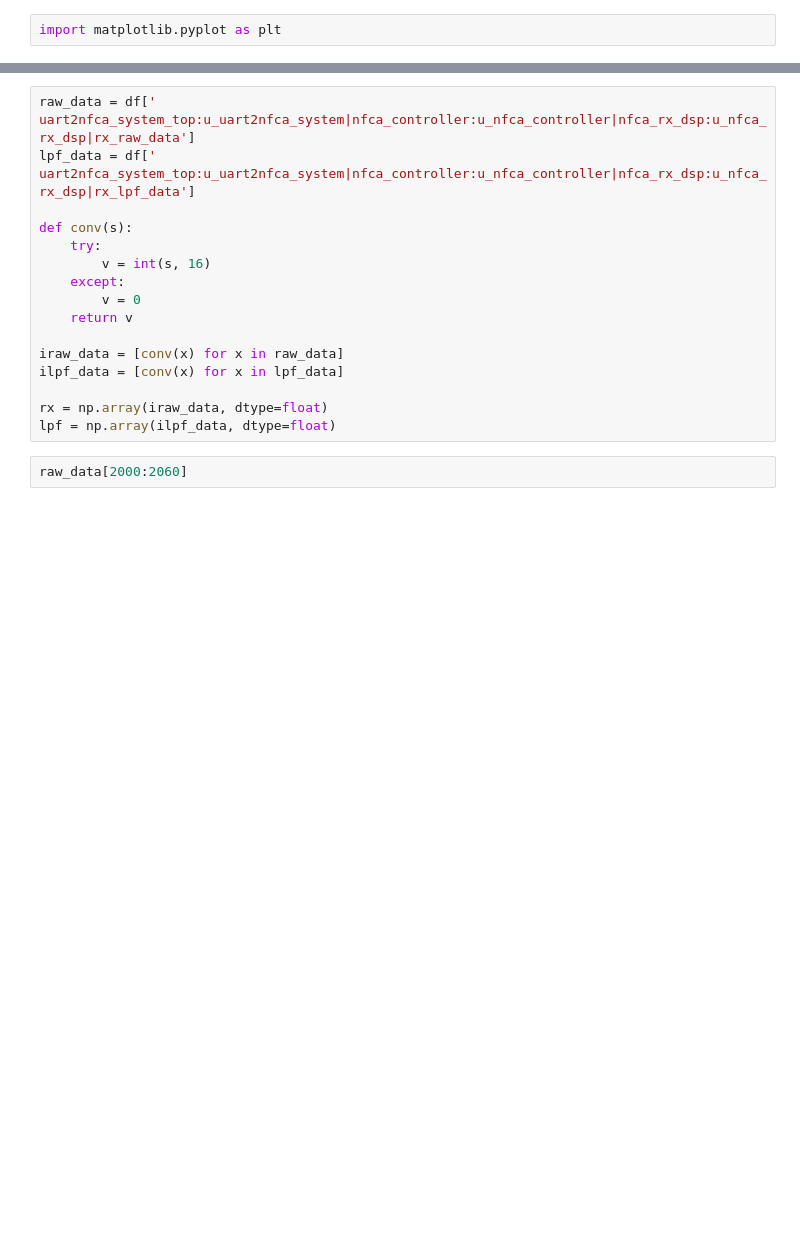
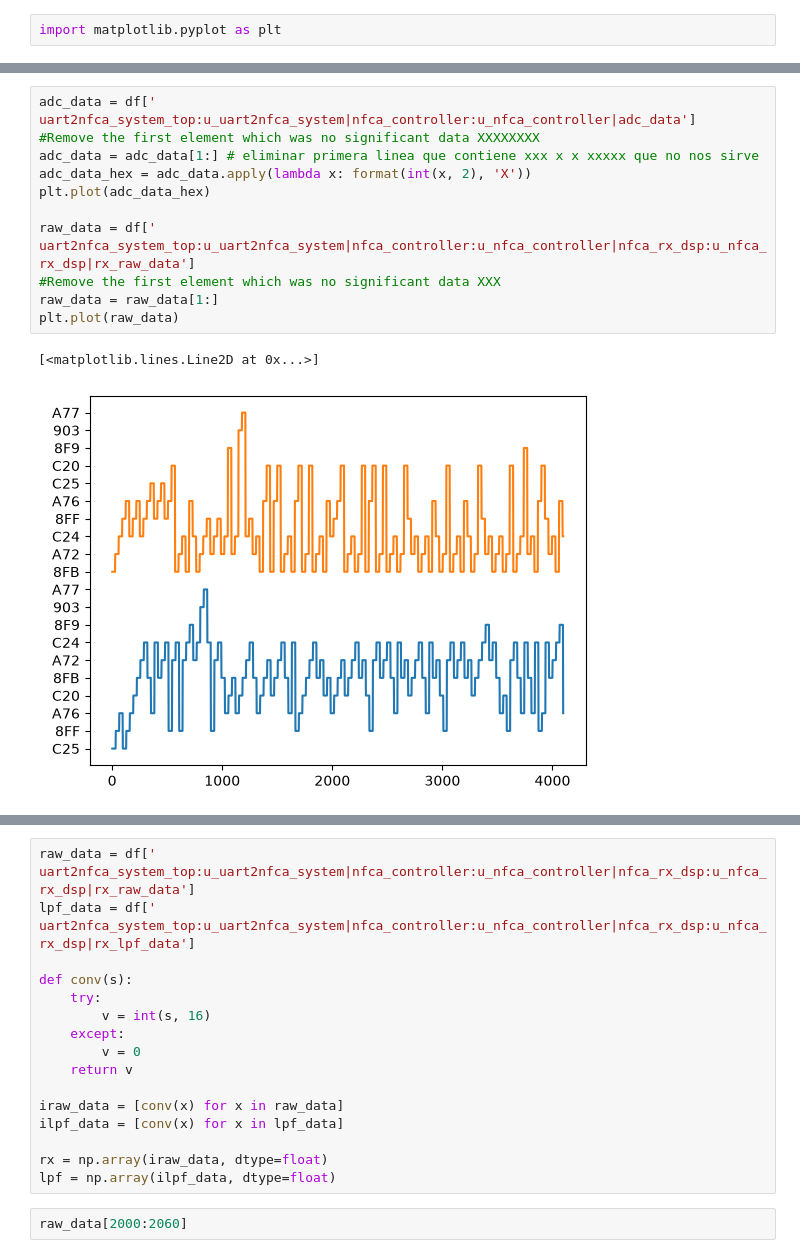
Before and after one commit to davidcastells/FPGA_NFC_transceiver, a Jupyter notebook: analysis/Analyze ADC.ipynb, the cells around one changed output, grey strips where cells are left out. Drawn from its saved outputs; the diff is of its cells as text; blank space fills up the shorter version.

```diff
--- a/analysis/Analyze ADC.ipynb
+++ b/analysis/Analyze ADC.ipynb
@@ -39,0 +95,14 @@ plt.show()
+# %%
+adc_data = df[' uart2nfca_system_top:u_uart2nfca_system|nfca_controller:u_nfca_controller|adc_data']
+#Remove the first element which was no significant data XXXXXXXX
+adc_data = adc_data[1:] # eliminar primera linea que contiene xxx x x xxxxx que no nos sirve
+adc_data_hex = adc_data.apply(lambda x: format(int(x, 2), 'X'))
+plt.plot(adc_data_hex)
+
+raw_data = df[' uart2nfca_system_top:u_uart2nfca_system|nfca_controller:u_nfca_controller|nfca_rx_dsp:u_nfca_rx_dsp|rx_raw_data']
+#Remove the first element which was no significant data XXX
+raw_data = raw_data[1:]
+plt.plot(raw_data)
+# %% [output]
+[<matplotlib.lines.Line2D at 0x...>]
+[figure, added]
```
Also changed, not shown: parts of 15 cells of this notebook.
